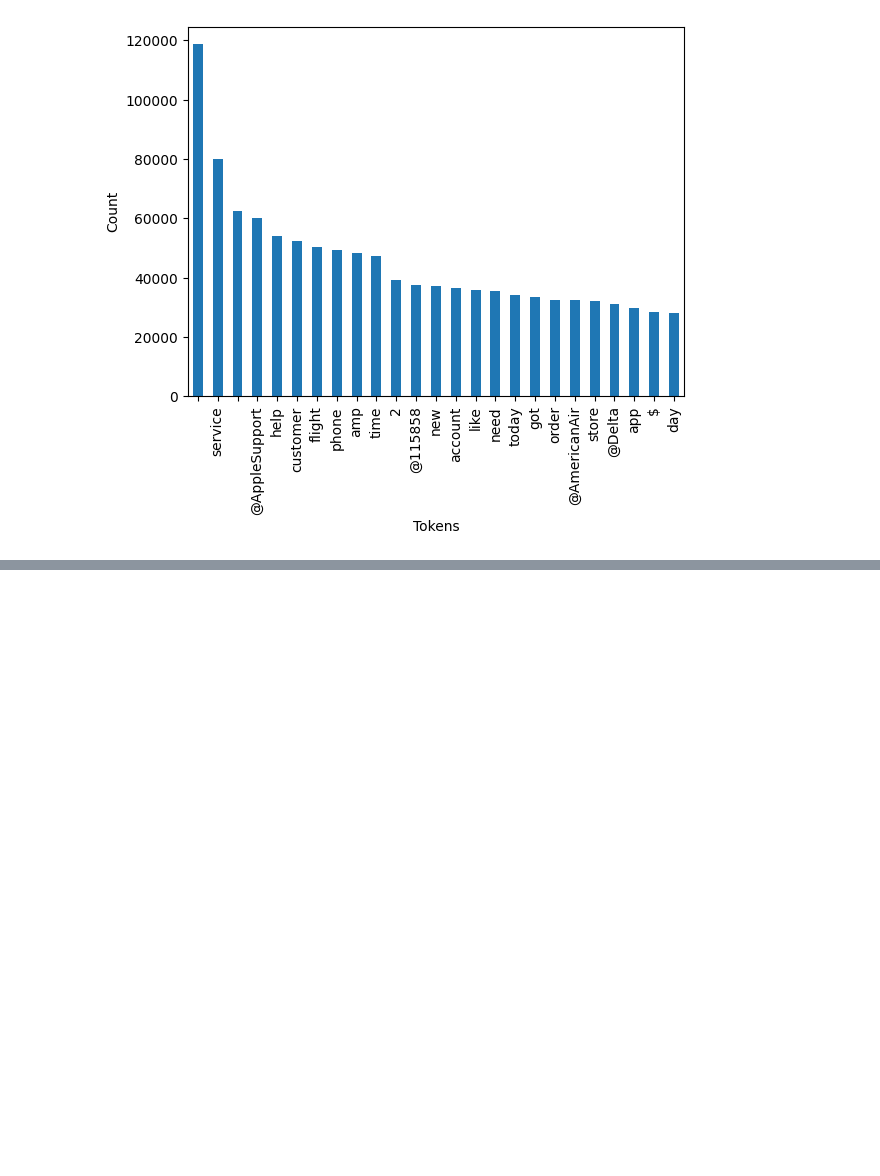
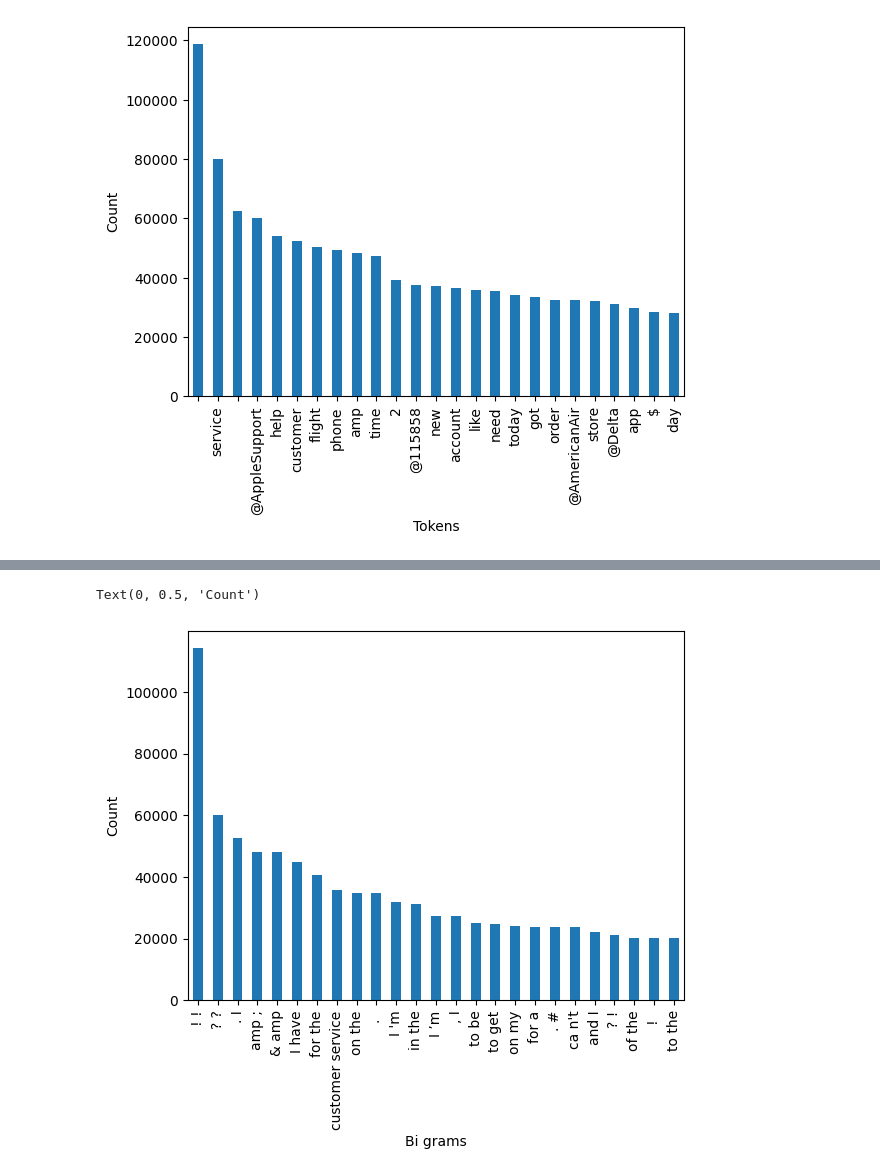
Before and after one commit to erictlong/customer-support-automation, a Jupyter notebook: data analytics/supportTicketBasicNlp.ipynb, the cells around one changed output, grey strips where cells are left out. Cells and saved outputs as stored; diff of their text form; code cells hidden in the pictures; blank space fills up the shorter version.

Commit message:
Update supportTicketBasicNlp.ipynb
bi grams

```diff
--- a/data analytics/supportTicketBasicNlp.ipynb
+++ b/data analytics/supportTicketBasicNlp.ipynb
@@ -371,0 +402,2 @@ Text(0, 0.5, 'Count')
+# %%
+df['text_bigrams'] = df['text_doc'].apply(lambda x: bigrams(x))
@@ -371,0 +414,3 @@ Text(0, 0.5, 'Count')
+# %%
+bigrams_total = []
+df['text_bigrams'].apply(lambda x: bigrams_total.extend(x))
@@ -371,0 +448,11 @@ Text(0, 0.5, 'Count')
+# %%
+bigrams_total_series = pd.Series(bigrams_total)
+# %%
+bigrams_total_count = bigrams_total_series.value_counts()
+# %%
+bigrams_total_count[:25].plot(kind='bar')
+plt.xlabel("Bi grams")
+plt.ylabel('Count')
+# %% [output]
+Text(0, 0.5, 'Count')
+[figure, added]
```
Also changed, not shown: parts of 10 cells of this notebook.
